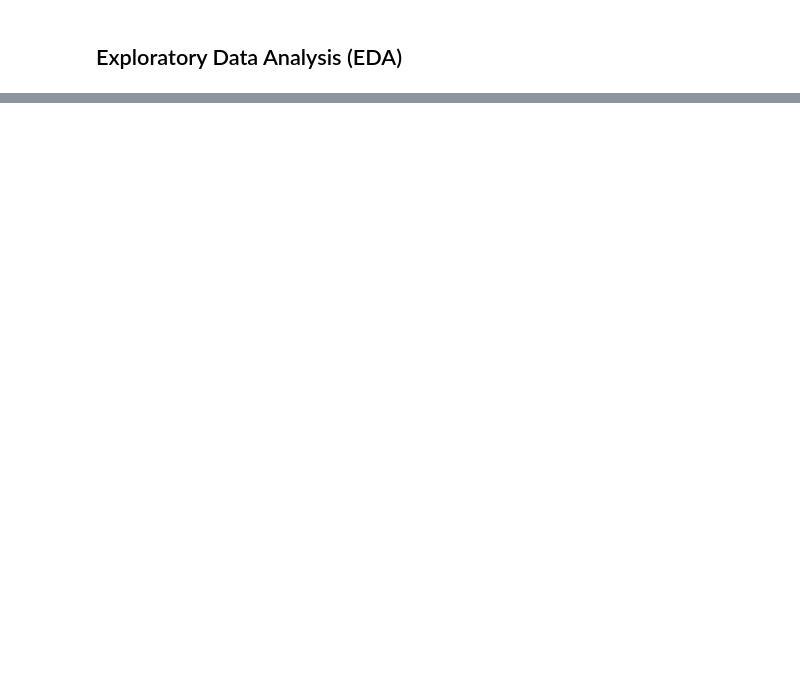
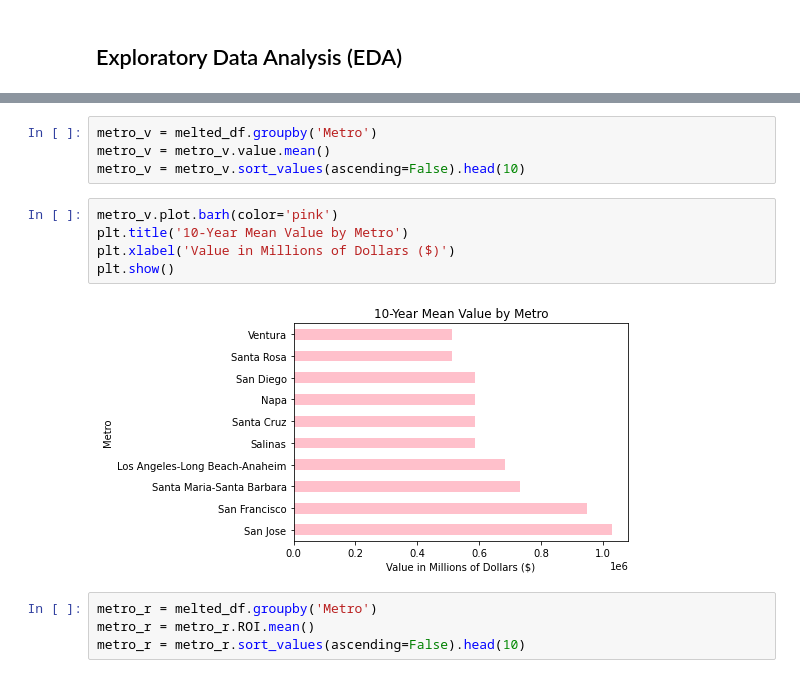
Before and after one commit to jennifernha/Zillow-Time-Series, a Jupyter notebook: Zillow Time Series Analysis.ipynb, the cells around one changed output, grey strips where cells are left out. Saved outputs shown, nothing was run; the diff lists cells and outputs as text; blank space fills up the shorter version.

```diff
--- a/Zillow Time Series Analysis.ipynb
+++ b/Zillow Time Series Analysis.ipynb
@@ -180,0 +252,15 @@ Name: Metro, dtype: int64
+# %%
+metro_v = melted_df.groupby('Metro')
+metro_v = metro_v.value.mean()
+metro_v = metro_v.sort_values(ascending=False).head(10)
+# %%
+metro_v.plot.barh(color='pink')
+plt.title('10-Year Mean Value by Metro')
+plt.xlabel('Value in Millions of Dollars ($)')
+plt.show()
+# %% [output]
+[figure, added]
+# %%
+metro_r = melted_df.groupby('Metro')
+metro_r = metro_r.ROI.mean()
+metro_r = metro_r.sort_values(ascending=False).head(10)
```
Also changed, not shown: parts of 40 cells of this notebook.
